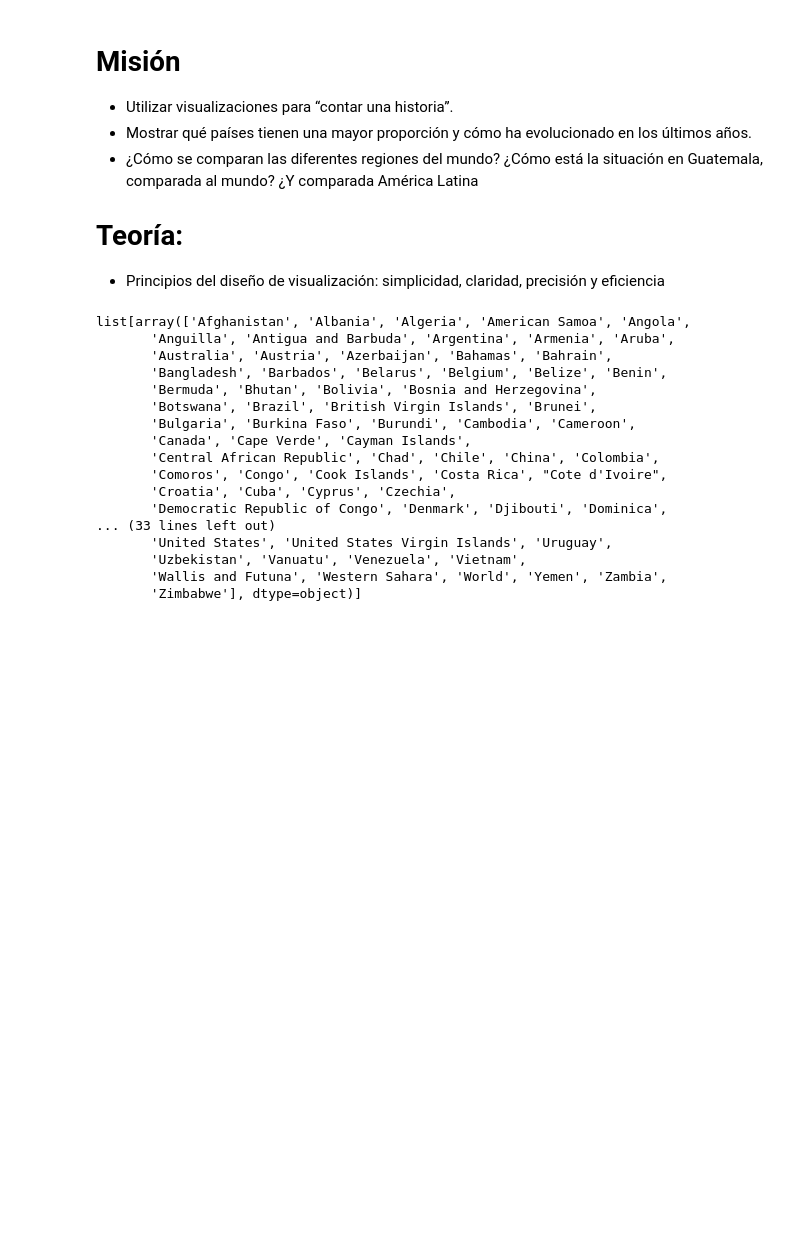
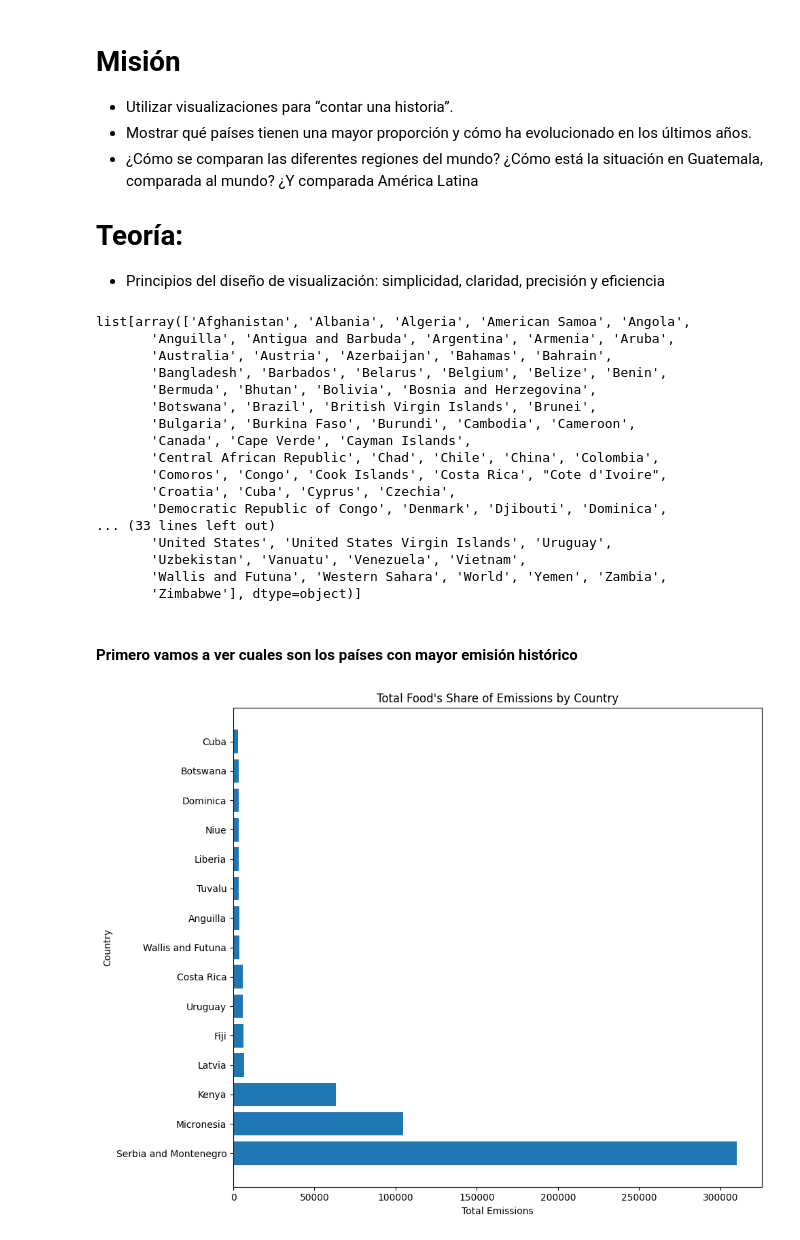
Before and after one commit to LPELCRACK896/DS_lab9, a Jupyter notebook: emissions.ipynb, the cells around one changed output. Drawn from its saved outputs; the diff is of its cells as text; code cells hidden in the pictures; blank space fills up the shorter version.

```diff
--- a/emissions.ipynb
+++ b/emissions.ipynb
@@ -74,3 +88,19 @@ list[array(['Afghanistan', 'Albania', 'Algeria', 'American Samoa', 'Angola',
        'Uzbekistan', 'Vanuatu', 'Venezuela', 'Vietnam',
        'Wallis and Futuna', 'Western Sahara', 'World', 'Yemen', 'Zambia',
        'Zimbabwe'], dtype=object)]
+# %% [markdown]
+#### Primero vamos a ver cuales son los países con mayor emisión histórico
+# %%
+# Crear el histograma
+plt.figure(figsize=(10, 8))  # Cambia el tamaño según sea necesario
+plt.barh(top_countries_historical_emissions['Entity'], top_countries_historical_emissions["Food's share of total emissions (incl. LULUFC)"])
+
+plt.xlabel("Total Emissions")  # Etiqueta del eje X
+plt.ylabel("Country")  # Etiqueta del eje Y
+plt.title("Total Food's Share of Emissions by Country")  # Título del gráfico
+plt.tight_layout()  # Ajustar automáticamente los parámetros para que encajen bien en el área de la figura
+
+# Mostrar el gráfico
+plt.show()
+# %% [output]
+[figure, added]
```
Also changed, not shown: parts of 25 cells of this notebook, 1 other file.
